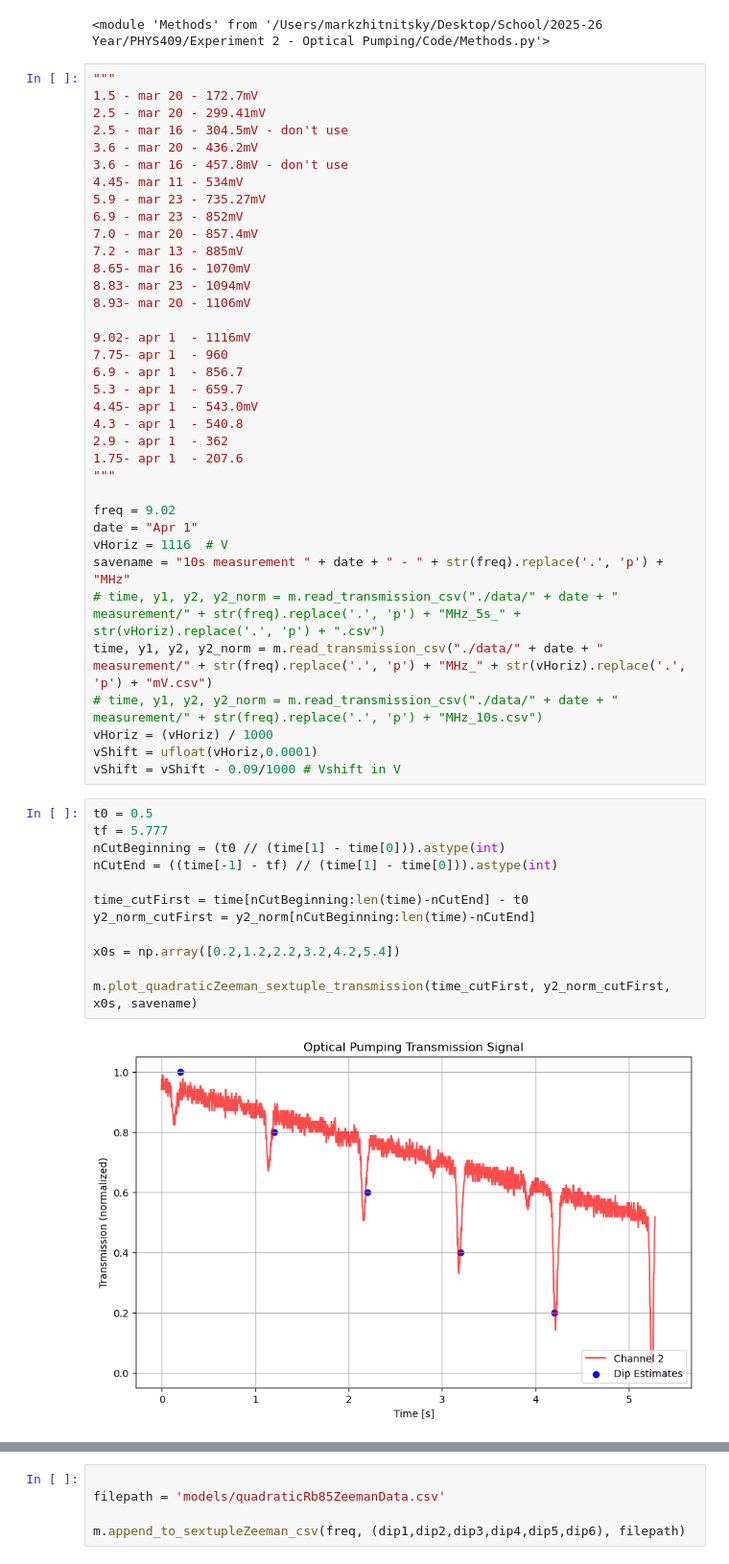
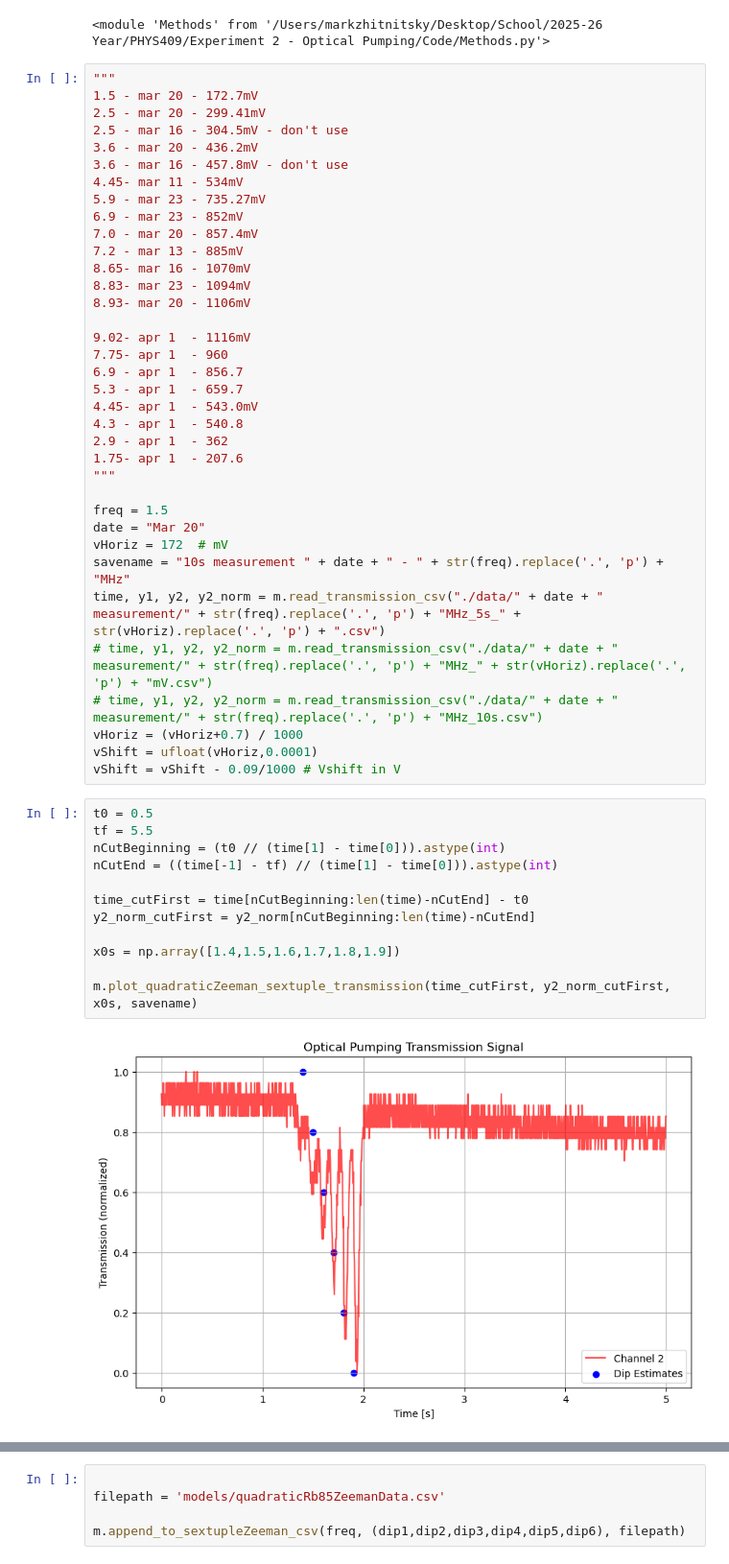
Before and after one commit to MarkZhit/PHYS409-Optical_Pumping, a Jupyter notebook: quadraticZeemanCollection.ipynb, the cells around one changed output, grey strips where cells are left out. Shown at 96% size. Saved outputs shown, nothing was run; the diff lists cells and outputs as text.

Commit message:
added some of the measurements from mar 16,20 that aren't gross outliers, fitted params are closer and have higher certainty

```diff
--- a/quadraticZeemanCollection.ipynb
+++ b/quadraticZeemanCollection.ipynb
@@ -38,30 +38,30 @@ importlib.reload(m)
 1.75- apr 1  - 207.6
 """
 
-freq = 9.02
-date = "Apr 1"
-vHoriz = 1116  # V
+freq = 1.5
+date = "Mar 20"
+vHoriz = 172  # mV
 savename = "10s measurement " + date + " - " + str(freq).replace('.', 'p') + "MHz"
-# time, y1, y2, y2_norm = m.read_transmission_csv("./data/" + date + " measurement/" + str(freq).replace('.', 'p') + "MHz_5s_" + str(vHoriz).replace('.', 'p') + ".csv")
-time, y1, y2, y2_norm = m.read_transmission_csv("./data/" + date + " measurement/" + str(freq).replace('.', 'p') + "MHz_" + str(vHoriz).replace('.', 'p') + "mV.csv")
+time, y1, y2, y2_norm = m.read_transmission_csv("./data/" + date + " measurement/" + str(freq).replace('.', 'p') + "MHz_5s_" + str(vHoriz).replace('.', 'p') + ".csv")
+# time, y1, y2, y2_norm = m.read_transmission_csv("./data/" + date + " measurement/" + str(freq).replace('.', 'p') + "MHz_" + str(vHoriz).replace('.', 'p') + "mV.csv")
 # time, y1, y2, y2_norm = m.read_transmission_csv("./data/" + date + " measurement/" + str(freq).replace('.', 'p') + "MHz_10s.csv")
-vHoriz = (vHoriz) / 1000
+vHoriz = (vHoriz+0.7) / 1000
 vShift = ufloat(vHoriz,0.0001)
 vShift = vShift - 0.09/1000 # Vshift in V
 # %%
 t0 = 0.5
-tf = 5.777
+tf = 5.5
 nCutBeginning = (t0 // (time[1] - time[0])).astype(int)
 nCutEnd = ((time[-1] - tf) // (time[1] - time[0])).astype(int)
 
 time_cutFirst = time[nCutBeginning:len(time)-nCutEnd] - t0
 y2_norm_cutFirst = y2_norm[nCutBeginning:len(time)-nCutEnd]
 
-x0s = np.array([0.2,1.2,2.2,3.2,4.2,5.4])
+x0s = np.array([1.4,1.5,1.6,1.7,1.8,1.9])
 
 m.plot_quadraticZeeman_sextuple_transmission(time_cutFirst, y2_norm_cutFirst, x0s, savename)
 # %% [output]
-[figure, old version]
+[figure, new version]
 # %%
 #    (A, h1, g1, x0_1, h2, g2, x0_2,  h3, g3, x0_3):
 variables = ["A", "m", "h1", "g1", "x0_1", "h2", "g2", "x0_2",  "h3", "g3", "x0_3",  "h4", "g4", "x0_4",  "h5", "g5", "x0_5",  "h6", "g6", "x0_6"]
```
Also changed, not shown: parts of 2 cells of this notebook, 29 other files.
